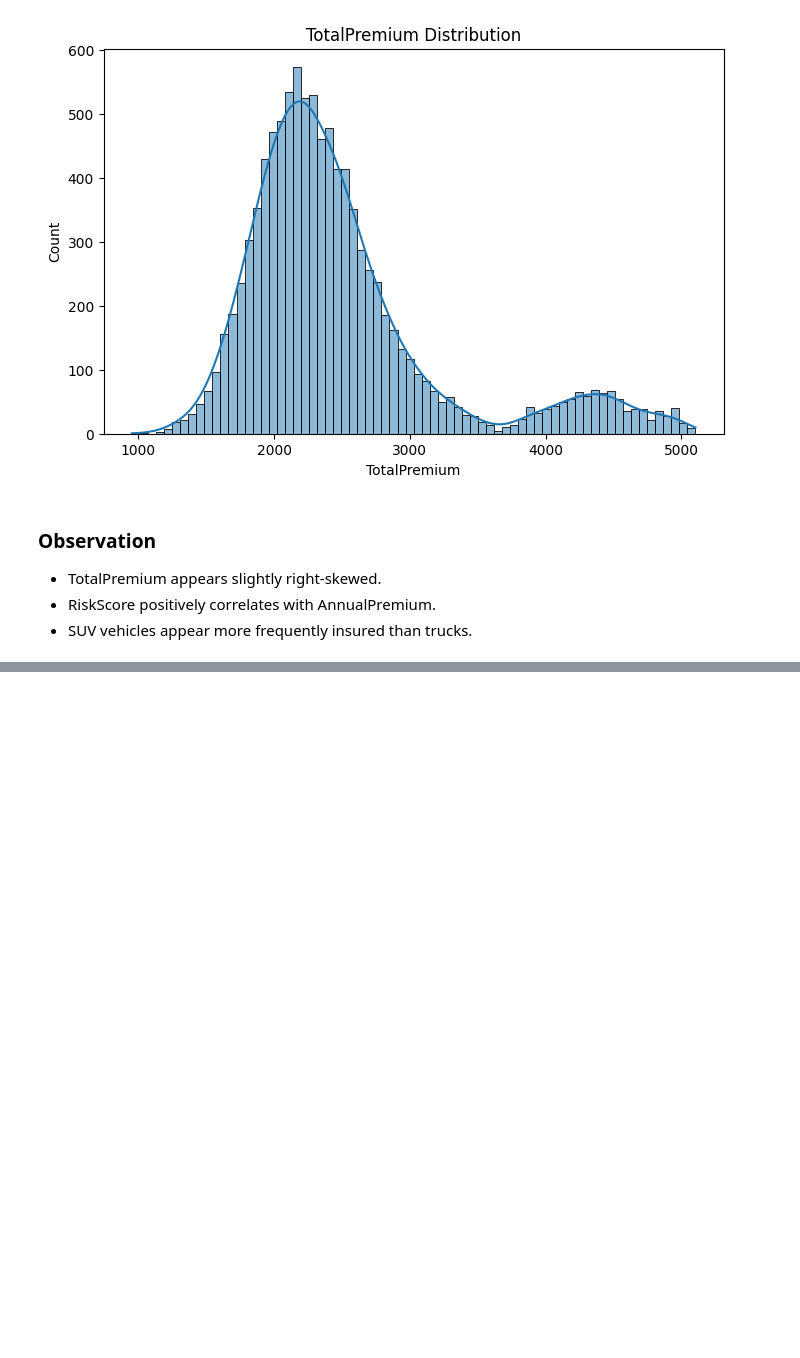
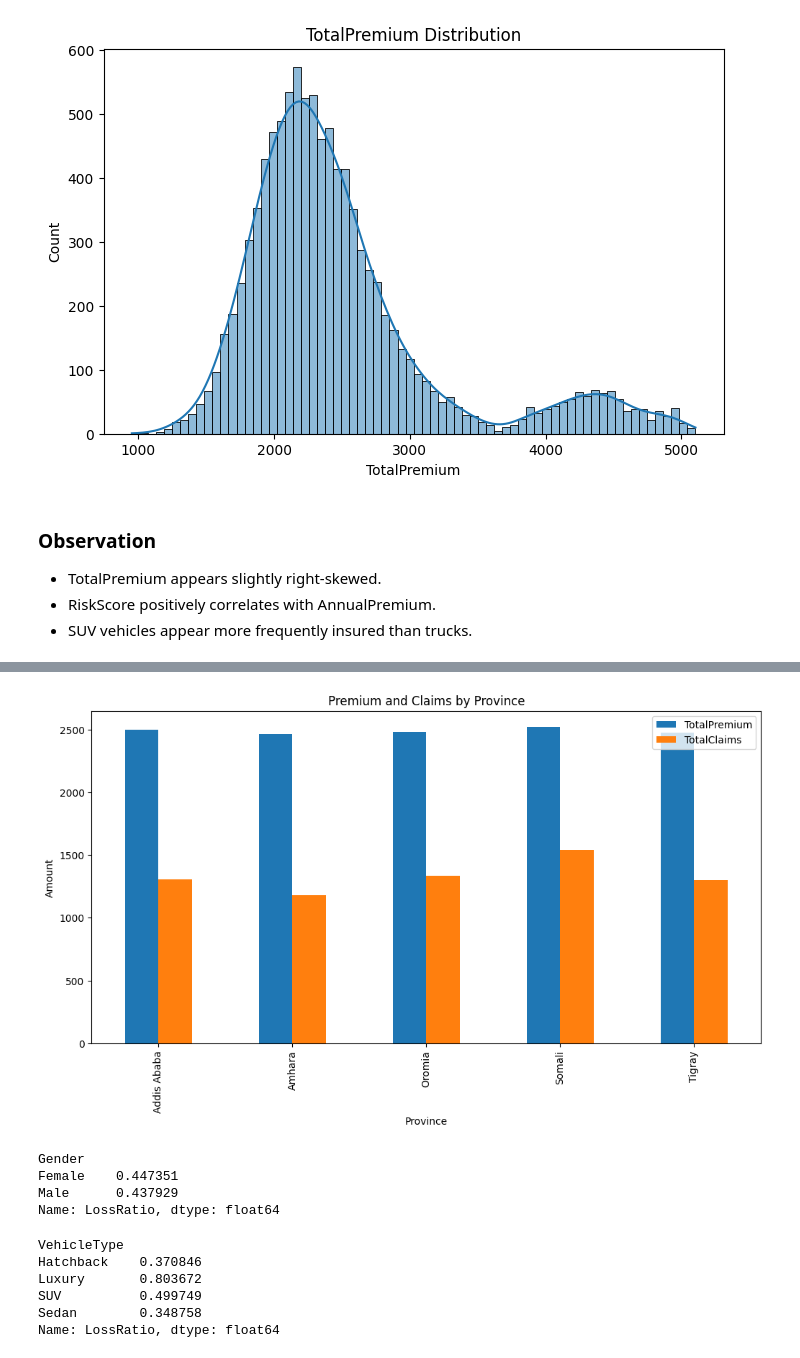
Before and after one commit to MisganaMessay/insurance-risk-analytics, a Jupyter notebook: notebooks/01_eda.ipynb, the cells around one changed output, grey strips where cells are left out. Drawn from its saved outputs; the diff is of its cells as text; code cells hidden in the pictures; blank space fills up the shorter version.

Commit message:
Complete exploratory data analysis for interim submission

```diff
--- a/notebooks/01_eda.ipynb
+++ b/notebooks/01_eda.ipynb
@@ -179,3 +179,9 @@ plot_histogram(df, "TotalPremium")
 - TotalPremium appears slightly right-skewed.
 - RiskScore positively correlates with AnnualPremium.
 - SUV vehicles appear more frequently insured than trucks.
+# %%
+df["LossRatio"] = df["TotalClaims"] / df["TotalPremium"]
+
+df["Margin"] = df["TotalPremium"] - df["TotalClaims"]
+
+df[["LossRatio", "Margin"]].head()
@@ -181,0 +195,6 @@ plot_histogram(df, "TotalPremium")
+# %%
+province_analysis = df.groupby("Province")[
+    ["TotalPremium", "TotalClaims"]
+].mean()
+
+province_analysis
@@ -181,0 +209,29 @@ plot_histogram(df, "TotalPremium")
+# %%
+province_analysis.plot(
+    kind="bar",
+    figsize=(12,6)
+)
+
+plt.title("Premium and Claims by Province")
+
+plt.ylabel("Amount")
+
+plt.show()
+# %% [output]
+[figure, added]
+# %%
+df.groupby("Gender")["LossRatio"].mean()
+# %% [output]
+Gender
+Female    0.447351
+Male      0.437929
+Name: LossRatio, dtype: float64
+# %%
+df.groupby("VehicleType")["LossRatio"].mean()
+# %% [output]
+VehicleType
+Hatchback    0.370846
+Luxury       0.803672
+SUV          0.499749
+Sedan        0.348758
+Name: LossRatio, dtype: float64
```
Also changed, not shown: parts of 14 cells of this notebook.
